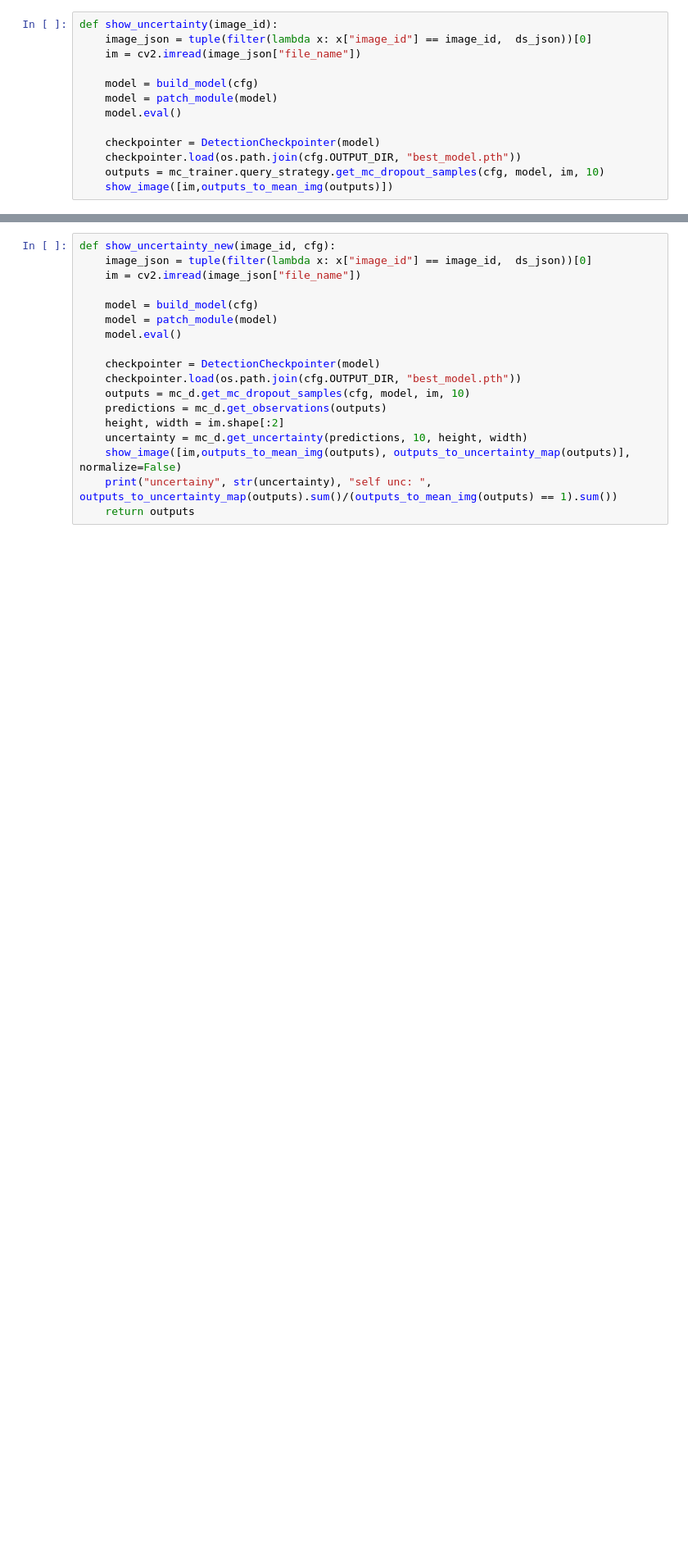
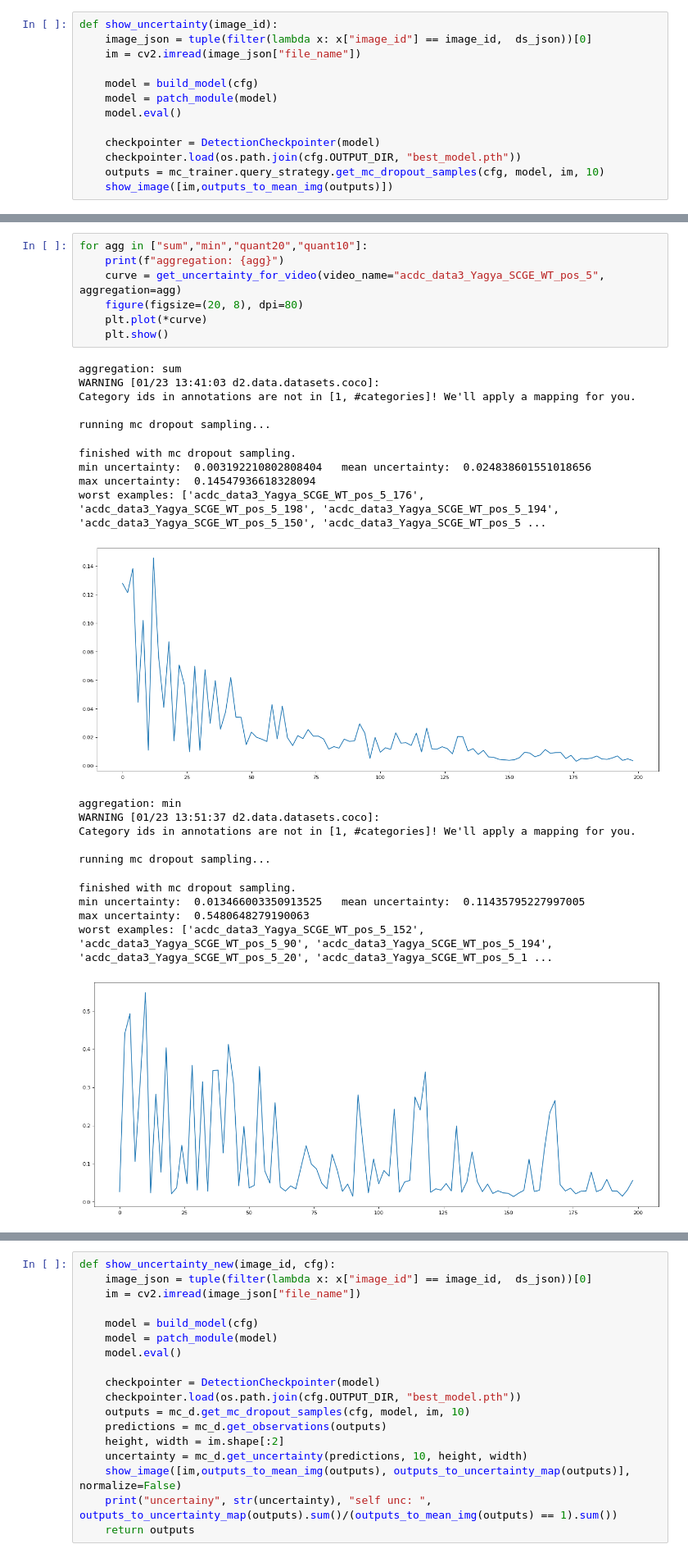
Before and after one commit to SchmollerLab/activeInstanceSegment, a Jupyter notebook: jupyter_notebooks/montecarlo_dropout.ipynb, the cells around one changed output, grey strips where cells are left out. Shown at 82% size. Cells and saved outputs as stored; diff of their text form; blank space fills up the shorter version.

```diff
--- a/jupyter_notebooks/montecarlo_dropout.ipynb
+++ b/jupyter_notebooks/montecarlo_dropout.ipynb
@@ -234,0 +264,26 @@ plt.plot(*zip(*sorted(res)))
+# %%
+for agg in ["sum","min","quant20","quant10"]:
+    print(f"aggregation: {agg}")
+    curve = get_uncertainty_for_video(video_name="acdc_data3_Yagya_SCGE_WT_pos_5", aggregation=agg)
+    figure(figsize=(20, 8), dpi=80)
+    plt.plot(*curve)
+    plt.show()
+# %% [output]
+aggregation: sum
+WARNING [01/23 13:41:03 d2.data.datasets.coco]:
+Category ids in annotations are not in [1, #categories]! We'll apply a mapping for you.
+
+running mc dropout sampling...
+finished with mc dropout sampling.
+min uncertainty:  0.003192210802808404   mean uncertainty:  0.024838601551018656         max uncertainty:  0.14547936618328094
+worst examples: ['acdc_data3_Yagya_SCGE_WT_pos_5_176', 'acdc_data3_Yagya_SCGE_WT_pos_5_198', 'acdc_data3_Yagya_SCGE_WT_pos_5_194', 'acdc_data3_Yagya_SCGE_WT_pos_5_150', 'acdc_data3_Yagya_SCGE_WT_pos_5 ...
+[figure, added]
+aggregation: min
+WARNING [01/23 13:51:37 d2.data.datasets.coco]:
+Category ids in annotations are not in [1, #categories]! We'll apply a mapping for you.
+
+running mc dropout sampling...
+finished with mc dropout sampling.
+min uncertainty:  0.013466003350913525   mean uncertainty:  0.11435795227997005          max uncertainty:  0.5480648279190063
+worst examples: ['acdc_data3_Yagya_SCGE_WT_pos_5_152', 'acdc_data3_Yagya_SCGE_WT_pos_5_90', 'acdc_data3_Yagya_SCGE_WT_pos_5_194', 'acdc_data3_Yagya_SCGE_WT_pos_5_20', 'acdc_data3_Yagya_SCGE_WT_pos_5_1 ...
+[figure, added]
```
Also changed, not shown: parts of 13 cells of this notebook, 7 other files.
